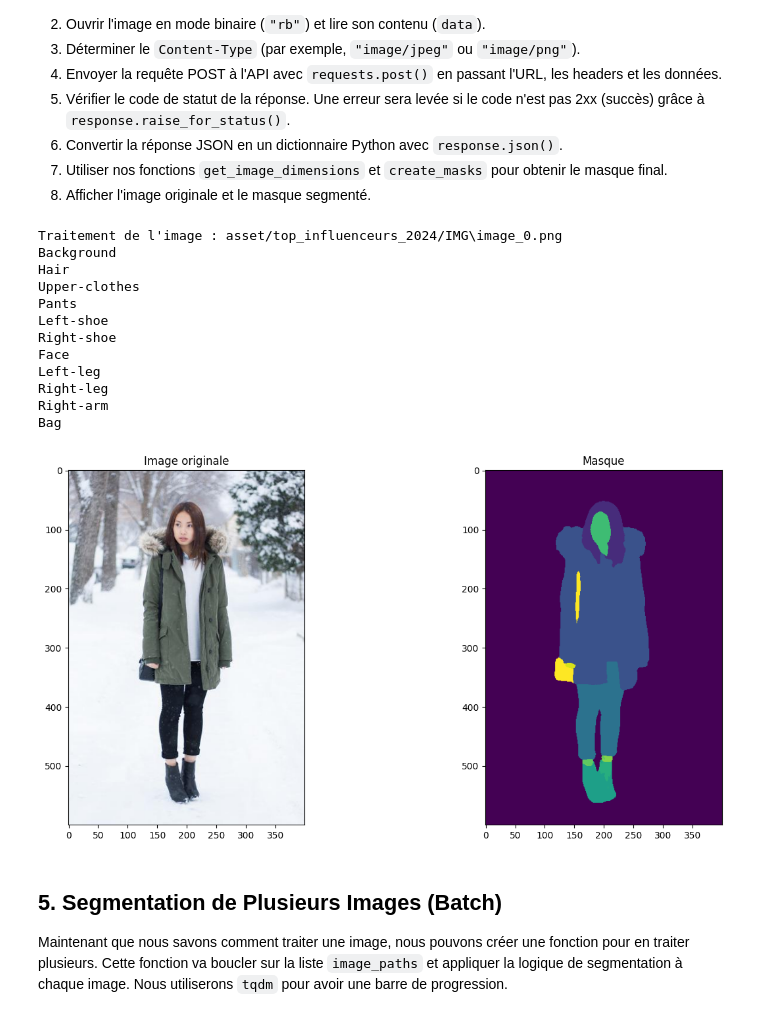
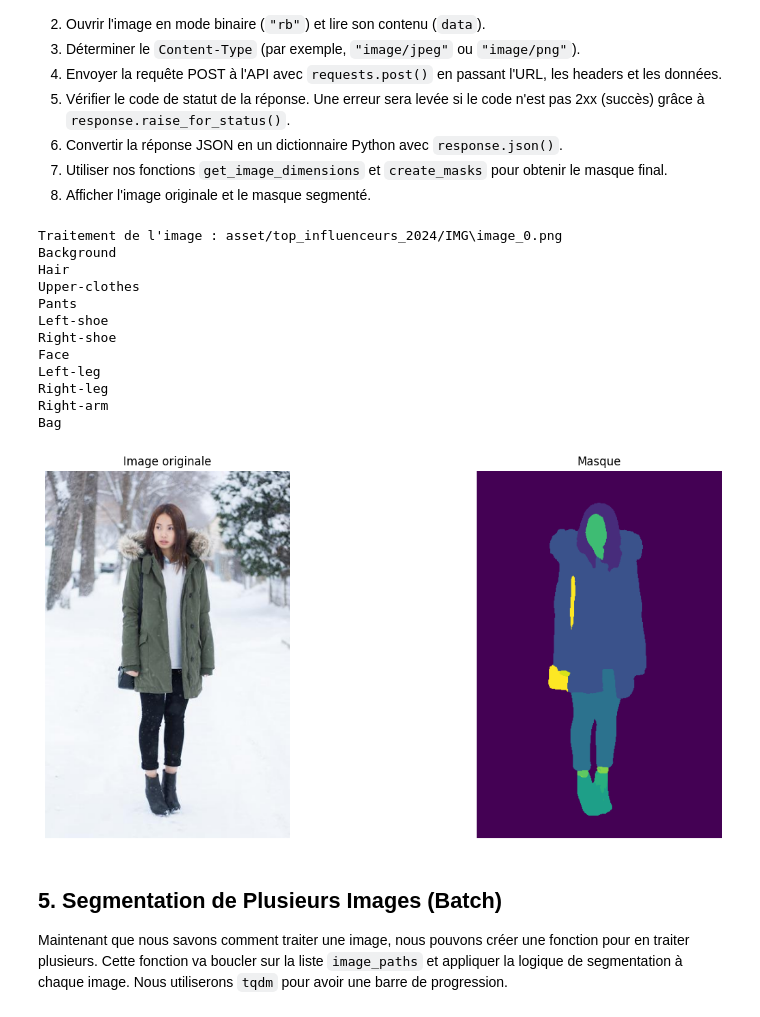
Before and after one commit to WillGitDev/ModeTrend, a Jupyter notebook: huggingface_api_cloth_seg.ipynb, the cells around one changed output. Drawn from its saved outputs; the diff is of its cells as text; code cells hidden in the pictures.

```diff
--- a/huggingface_api_cloth_seg.ipynb
+++ b/huggingface_api_cloth_seg.ipynb
@@ -236,35 +236,36 @@ if image_paths:
         image_dimensions = get_image_dimensions(single_image_path)
         masks = create_masks(results, image_dimensions[0], image_dimensions[1])
 
         #Affichage de la photo et du mask
         original_image = Image.open(single_image_path)
         fig, axes = plt.subplots(1, 2, figsize = (15, 7))
 
         axes[0].imshow(original_image)
         axes[0].set_title("Image originale")
-
+        axes[0].axis("off")
         axes[1].imshow(masks)
         axes[1].set_title("Masque")
+        axes[1].axis("off")
 
         plt.show()
     except Exception as e:
         print(f"Une erreur est survenue : {e}")
 else:
     print("Aucune image à traiter. Vérifiez la configuration de 'image_dir' et 'max_images'.")
 # %% [output]
 Traitement de l'image : asset/top_influenceurs_2024/IMG\image_0.png
 Background
 Hair
 Upper-clothes
 Pants
 Left-shoe
 Right-shoe
 Face
 Left-leg
 Right-leg
 Right-arm
 Bag
-[figure, old version]
+[figure, new version]
 # %% [markdown]
 ## 5. Segmentation de Plusieurs Images (Batch)
 
```
